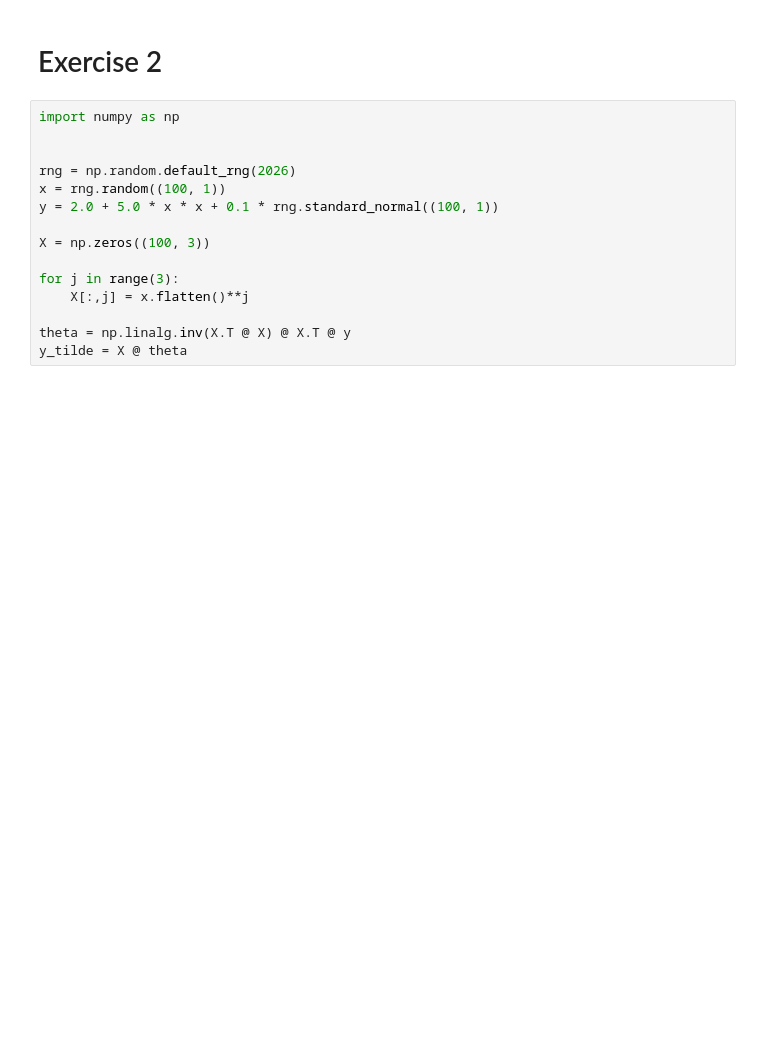
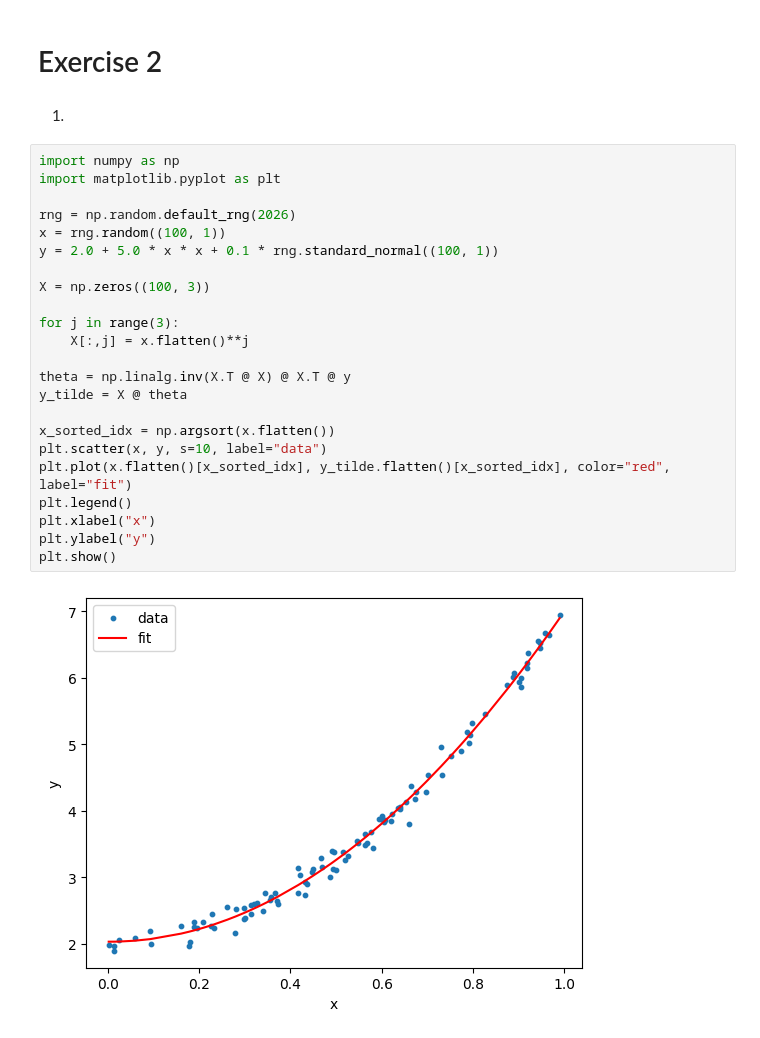
Before and after one commit to viktokr/FYS_STK4155-ukesoppgaver, a Jupyter notebook: VIK_ukesoppgaver35.ipynb, the cells around one changed output. Saved outputs shown, nothing was run; the diff lists cells and outputs as text; blank space fills up the shorter version.

```diff
--- a/VIK_ukesoppgaver35.ipynb
+++ b/VIK_ukesoppgaver35.ipynb
@@ -93,18 +93,30 @@ $$
 Er Hessian matrisen $\boldsymbol{H}$
 # %% [markdown]
 # Exercise 2
+# %% [markdown]
+1.
 # %%
 import numpy as np
-
+import matplotlib.pyplot as plt
 
 rng = np.random.default_rng(2026)
 x = rng.random((100, 1))
 y = 2.0 + 5.0 * x * x + 0.1 * rng.standard_normal((100, 1))
 
 X = np.zeros((100, 3))
 
 for j in range(3):
     X[:,j] = x.flatten()**j
 
 theta = np.linalg.inv(X.T @ X) @ X.T @ y
 y_tilde = X @ theta
+
+x_sorted_idx = np.argsort(x.flatten())
+plt.scatter(x, y, s=10, label="data")
+plt.plot(x.flatten()[x_sorted_idx], y_tilde.flatten()[x_sorted_idx], color="red", label="fit")
+plt.legend()
+plt.xlabel("x")
+plt.ylabel("y")
+plt.show()
+# %% [output]
+[figure, added]
```
Also changed, not shown: parts of 6 cells of this notebook.
